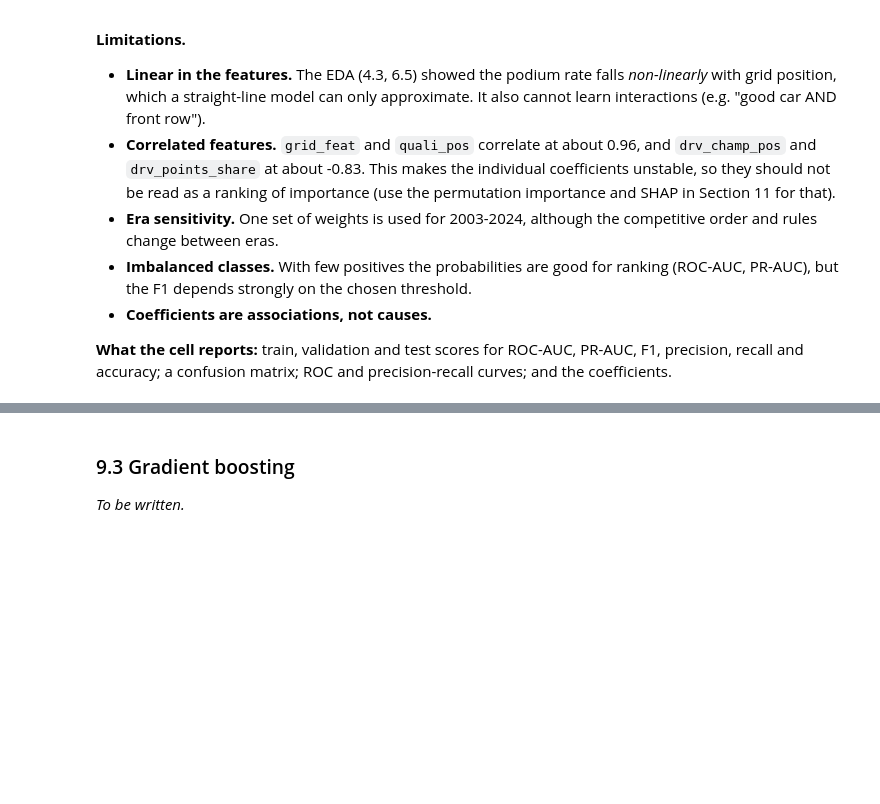
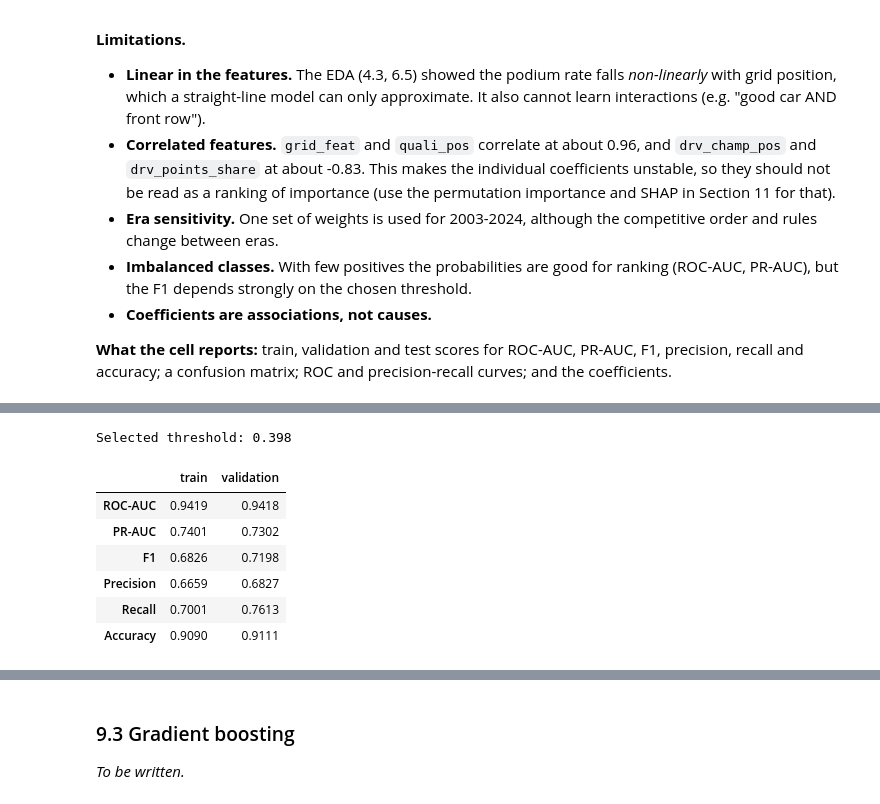
Before and after one commit to AbdelrahmanWaelH/F1_AI_Tools, a Jupyter notebook: F1_Podium_Prediction_Sections_1-8.ipynb, the cells around one changed output, grey strips where cells are left out. Saved outputs shown, nothing was run; the diff lists cells and outputs as text; code cells hidden in the pictures; blank space fills up the shorter version.

```diff
--- a/F1_Podium_Prediction_Sections_1-8.ipynb
+++ b/F1_Podium_Prediction_Sections_1-8.ipynb
@@ -826,0 +925,45 @@ Brier score (validation): 0.0671 | mean predicted 0.157 vs actual podium rate 0.
+# %%
+# 9.2 Random Forest — Threshold Selection and Evaluation
+
+p_train_rf = rf.predict_proba(Xtr_imp)[:, 1]
+p_val_rf = rf.predict_proba(Xva_imp)[:, 1]
+
+# Select the threshold maximizing validation F1
+prec_rf, rec_rf, thr_rf = precision_recall_curve(y_val, p_val_rf)
+
+f1_curve_rf = (
+    2 * prec_rf[:-1] * rec_rf[:-1] /
+    np.maximum(prec_rf[:-1] + rec_rf[:-1], 1e-12)
+)
+
+threshold_rf = thr_rf[f1_curve_rf.argmax()]
+
+# Calculate evaluation metrics
+def rf_metrics(y, p):
+    pred = (p >= threshold_rf).astype(int)
+
+    return {
+        "ROC-AUC": roc_auc_score(y, p),
+        "PR-AUC": average_precision_score(y, p),
+        "F1": f1_score(y, pred),
+        "Precision": precision_score(y, pred, zero_division=0),
+        "Recall": recall_score(y, pred, zero_division=0),
+        "Accuracy": accuracy_score(y, pred)
+    }
+
+results["Random Forest"] = {
+    "train": rf_metrics(y_train, p_train_rf),
+    "validation": rf_metrics(y_val, p_val_rf)
+}
+
+print(f"Selected threshold: {threshold_rf:.3f}")
+display(pd.DataFrame(results["Random Forest"]).round(4))
+# %% [output]
+Selected threshold: 0.398
+|  | train | validation |
+| ROC-AUC | 0.9419 | 0.9418 |
+| PR-AUC | 0.7401 | 0.7302 |
+| F1 | 0.6826 | 0.7198 |
+| Precision | 0.6659 | 0.6827 |
+| Recall | 0.7001 | 0.7613 |
+| Accuracy | 0.9090 | 0.9111 |
```
Also changed, not shown: parts of 18 cells of this notebook.
